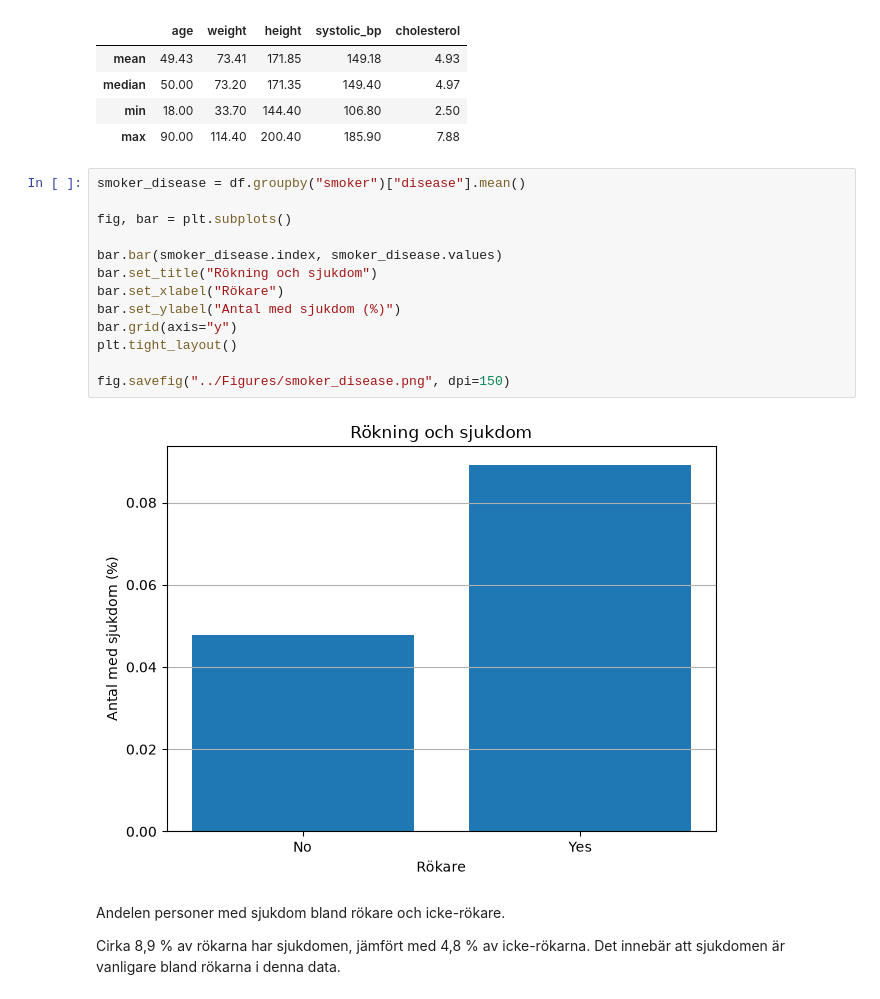
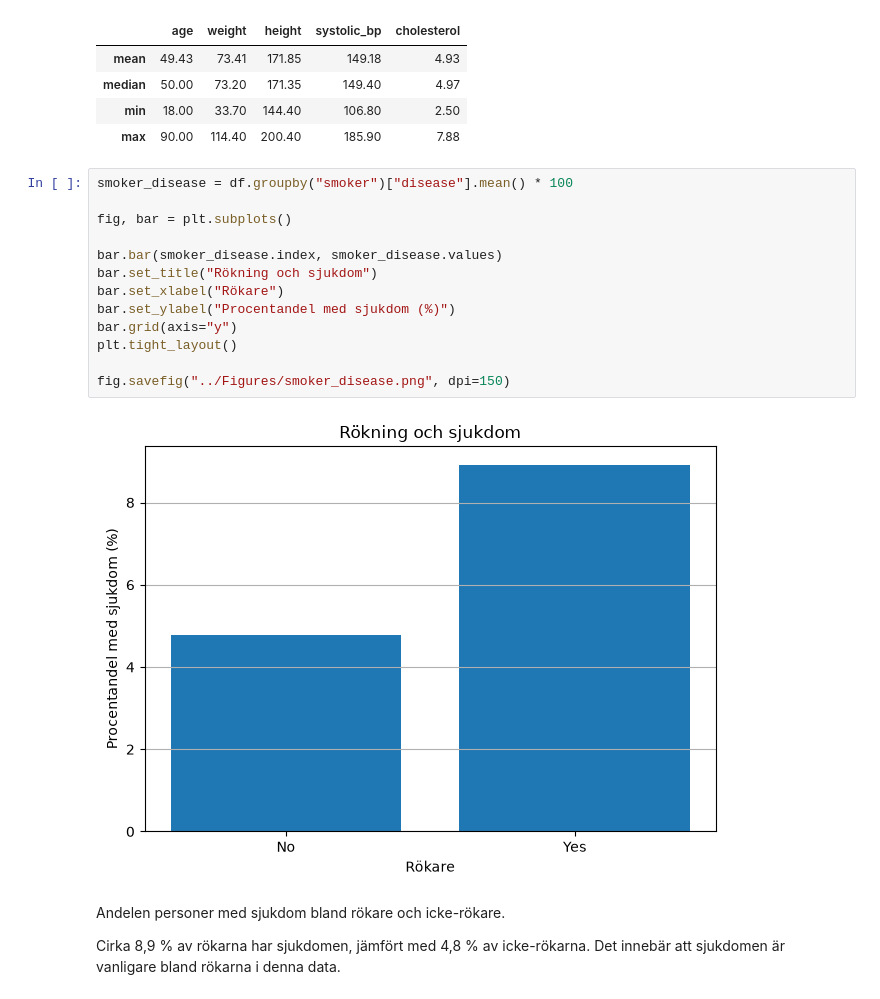
Before and after one commit to Krille1997/H-lsostudie, a Jupyter notebook: Notebook/Report.ipynb, the cells around one changed output. Cells and saved outputs as stored; diff of their text form.

```diff
--- a/Notebook/Report.ipynb
+++ b/Notebook/Report.ipynb
@@ -67,20 +66,20 @@ display(data.round(2))
 | min | 18.00 | 33.70 | 144.40 | 106.80 | 2.50 |
 | max | 90.00 | 114.40 | 200.40 | 185.90 | 7.88 |
 # %%
-smoker_disease = df.groupby("smoker")["disease"].mean()
+smoker_disease = df.groupby("smoker")["disease"].mean() * 100
 
 fig, bar = plt.subplots()
 
 bar.bar(smoker_disease.index, smoker_disease.values)
 bar.set_title("Rökning och sjukdom")
 bar.set_xlabel("Rökare")
-bar.set_ylabel("Antal med sjukdom (%)")
+bar.set_ylabel("Procentandel med sjukdom (%)")
 bar.grid(axis="y")
 plt.tight_layout()
 
 fig.savefig("../Figures/smoker_disease.png", dpi=150)
 # %% [output]
-[figure, old version]
+[figure, new version]
 # %% [markdown]
 Andelen personer med sjukdom bland rökare och icke-rökare.
 
```
Also changed, not shown: parts of 13 cells of this notebook, 1 other file.
